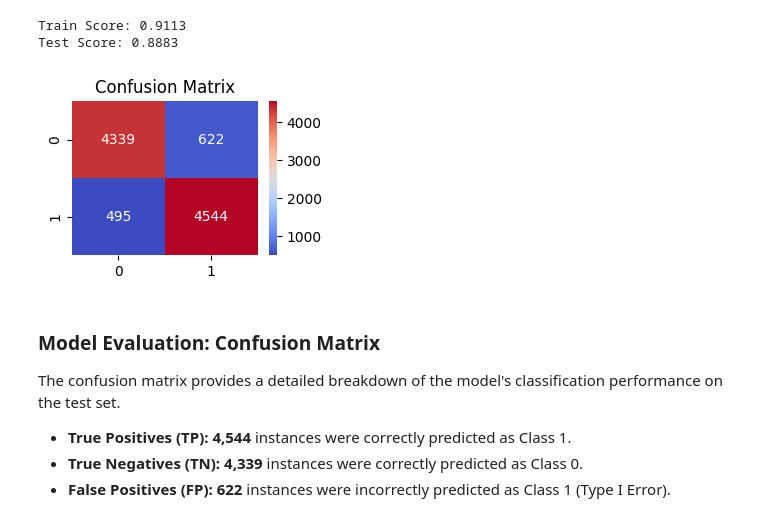
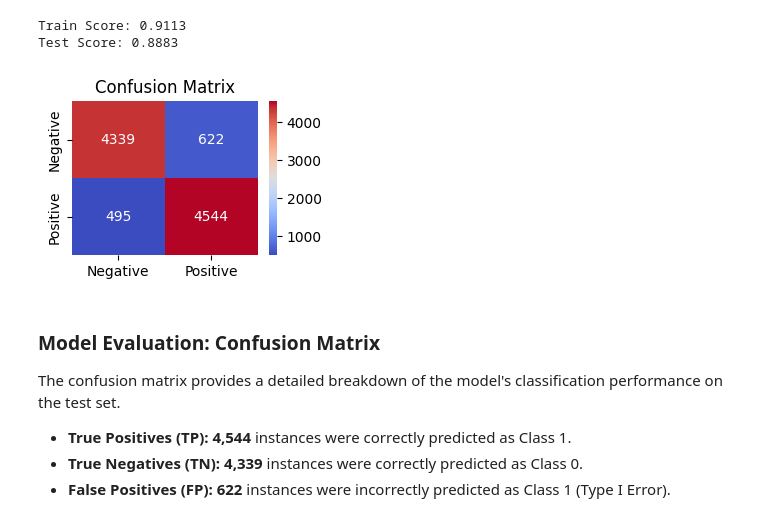
Before and after one commit to Md-Maruf-1727/movie-review-sentiment-analysis, a Jupyter notebook: Notebook/04_model_training.ipynb, the cells around one changed output. Drawn from its saved outputs; the diff is of its cells as text; code cells hidden in the pictures.

```diff
--- a/Notebook/04_model_training.ipynb
+++ b/Notebook/04_model_training.ipynb
@@ -153,14 +153,21 @@ logistic_pred = logistic_model.predict(x_test_tfidf)
 # %%
 # Compute confusion matrix
 cm_log = confusion_matrix(y_test_lb, logistic_pred)
 
 # Plot heatmap
 plt.figure(figsize=(3, 2))
-sns.heatmap(cm_log, annot=True, cmap='coolwarm', fmt='g')
+sns.heatmap(
+    cm_log,
+    annot=True,
+    cmap='coolwarm',
+    fmt='g',
+    xticklabels=['Negative', 'Positive'],
+    yticklabels=['Negative', 'Positive']
+)
 plt.title("Confusion Matrix")
 plt.show()
 # %% [output]
-[figure, old version]
+[figure, new version]
 # %% [markdown]
 ### Model Evaluation: Confusion Matrix
 
```
Also changed, not shown: parts of 1 cell of this notebook, 4 other files.
